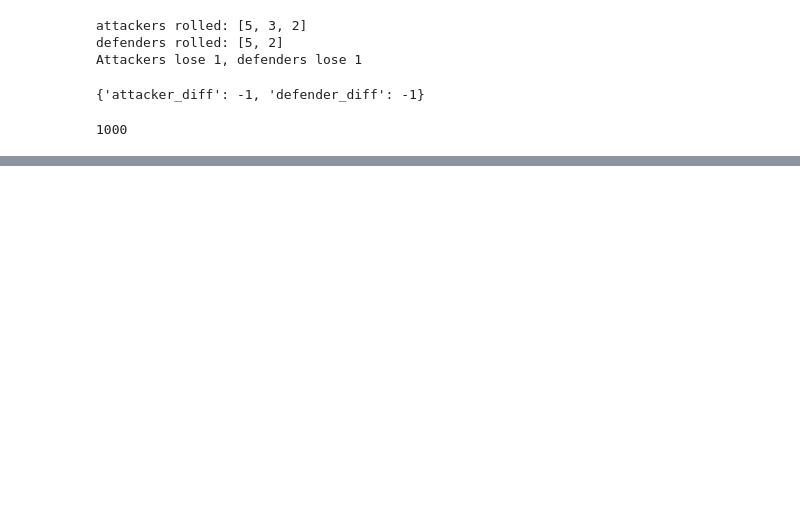
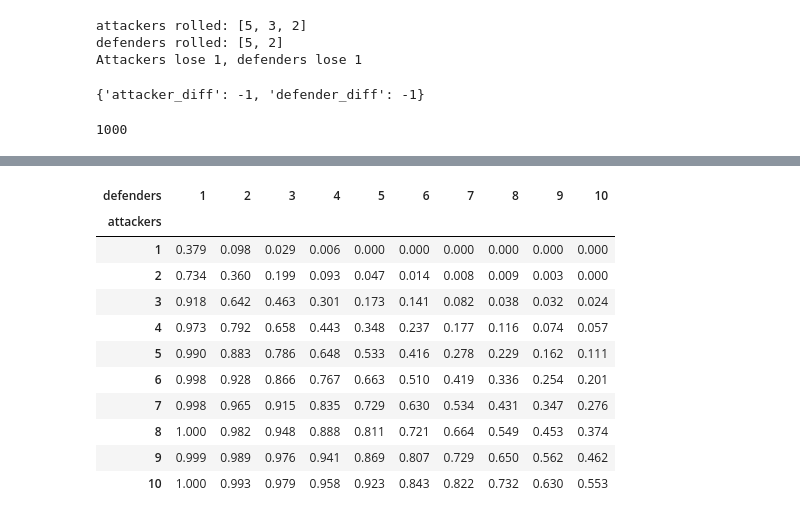
Before and after one commit to Cking313/programming_for_data_analytics, a Jupyter notebook: assignments/assignment5-risk.ipynb, the cells around one changed output, grey strips where cells are left out. Saved outputs shown, nothing was run; the diff lists cells and outputs as text; code cells hidden in the pictures; blank space fills up the shorter version.

```diff
--- a/assignments/assignment5-risk.ipynb
+++ b/assignments/assignment5-risk.ipynb
@@ -82,0 +223,15 @@ Defending army size: 2
+# %%
+pivoted_df.pivot(index='attackers', columns='defenders', values='attacker_win_rate')
+# %% [output]
+| defenders | 1 | 2 | 3 | 4 | 5 | 6 | 7 | 8 | 9 | 10 |
+| attackers |  |  |  |  |  |  |  |  |  |  |
+| 1 | 0.379 | 0.098 | 0.029 | 0.006 | 0.000 | 0.000 | 0.000 | 0.000 | 0.000 | 0.000 |
+| 2 | 0.734 | 0.360 | 0.199 | 0.093 | 0.047 | 0.014 | 0.008 | 0.009 | 0.003 | 0.000 |
+| 3 | 0.918 | 0.642 | 0.463 | 0.301 | 0.173 | 0.141 | 0.082 | 0.038 | 0.032 | 0.024 |
+| 4 | 0.973 | 0.792 | 0.658 | 0.443 | 0.348 | 0.237 | 0.177 | 0.116 | 0.074 | 0.057 |
+| 5 | 0.990 | 0.883 | 0.786 | 0.648 | 0.533 | 0.416 | 0.278 | 0.229 | 0.162 | 0.111 |
+| 6 | 0.998 | 0.928 | 0.866 | 0.767 | 0.663 | 0.510 | 0.419 | 0.336 | 0.254 | 0.201 |
+| 7 | 0.998 | 0.965 | 0.915 | 0.835 | 0.729 | 0.630 | 0.534 | 0.431 | 0.347 | 0.276 |
+| 8 | 1.000 | 0.982 | 0.948 | 0.888 | 0.811 | 0.721 | 0.664 | 0.549 | 0.453 | 0.374 |
+| 9 | 0.999 | 0.989 | 0.976 | 0.941 | 0.869 | 0.807 | 0.729 | 0.650 | 0.562 | 0.462 |
+| 10 | 1.000 | 0.993 | 0.979 | 0.958 | 0.923 | 0.843 | 0.822 | 0.732 | 0.630 | 0.553 |
```
Also changed, not shown: parts of 15 cells of this notebook.
